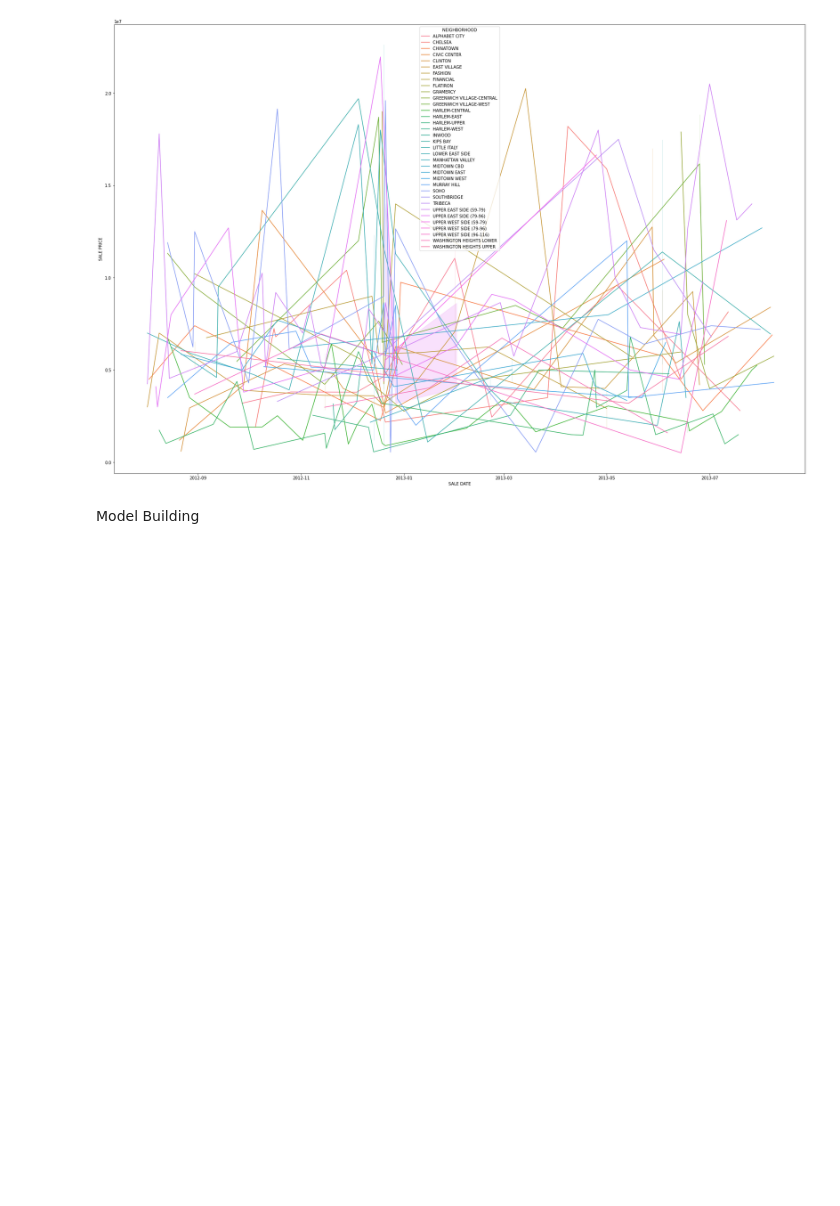
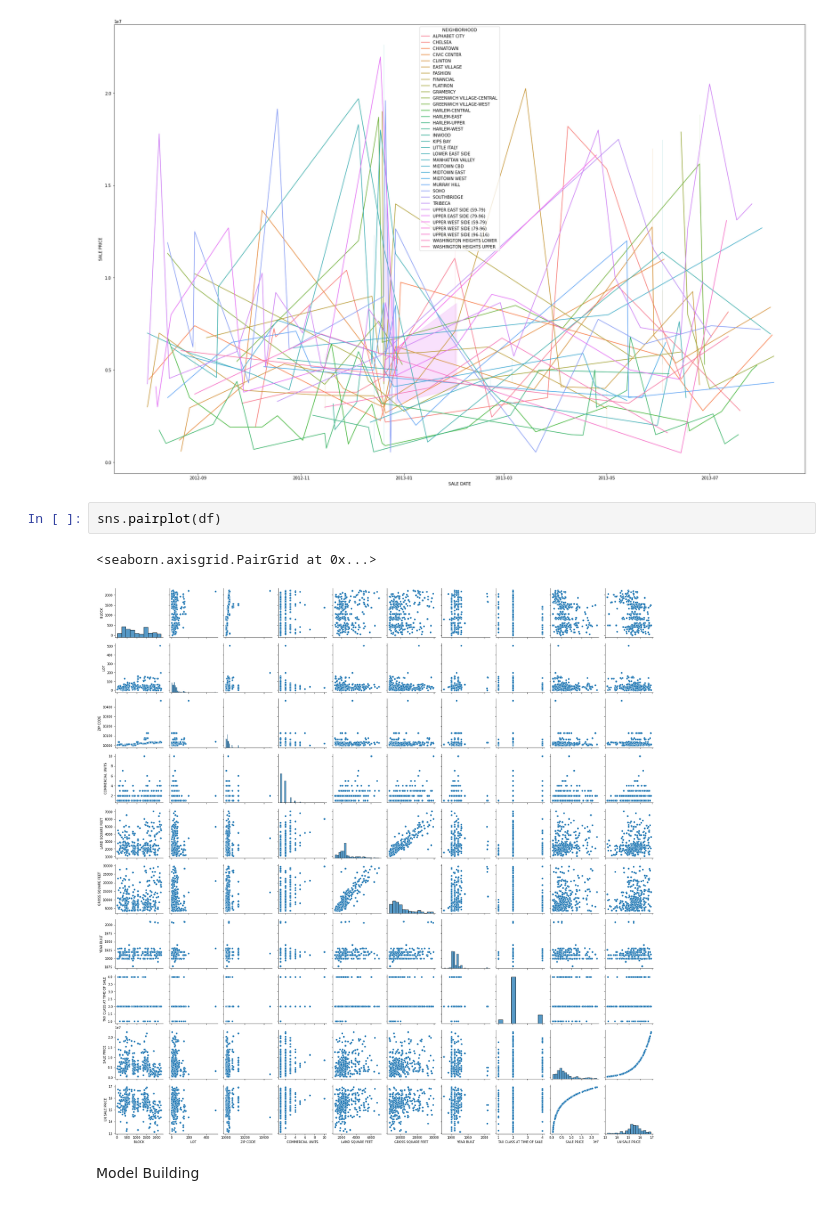
Before and after one commit to tasnmb/Manhattan-property-prices-analysis, a Jupyter notebook: cw_v2.ipynb, the cells around one changed output. Drawn from its saved outputs; the diff is of its cells as text; blank space fills up the shorter version.

Commit message:
Add Scatterplot

```diff
--- a/cw_v2.ipynb
+++ b/cw_v2.ipynb
@@ -240,6 +241,11 @@ sns.lineplot(data=df, x="SALE DATE", y="SALE PRICE", hue="NEIGHBORHOOD")
 # %% [output]
 <AxesSubplot:xlabel='SALE DATE', ylabel='SALE PRICE'>
 [figure]
+# %%
+sns.pairplot(df)
+# %% [output]
+<seaborn.axisgrid.PairGrid at 0x...>
+[figure, added]
 # %% [markdown]
 Model Building
 # %%
```
Also changed, not shown: parts of 1 cell of this notebook.
